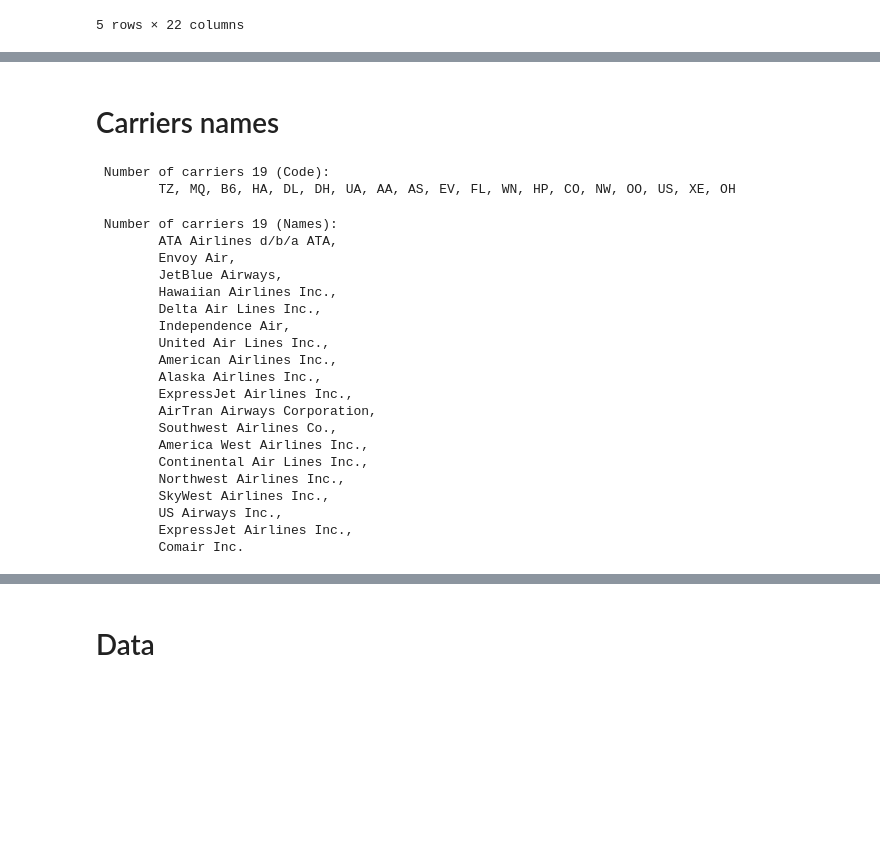
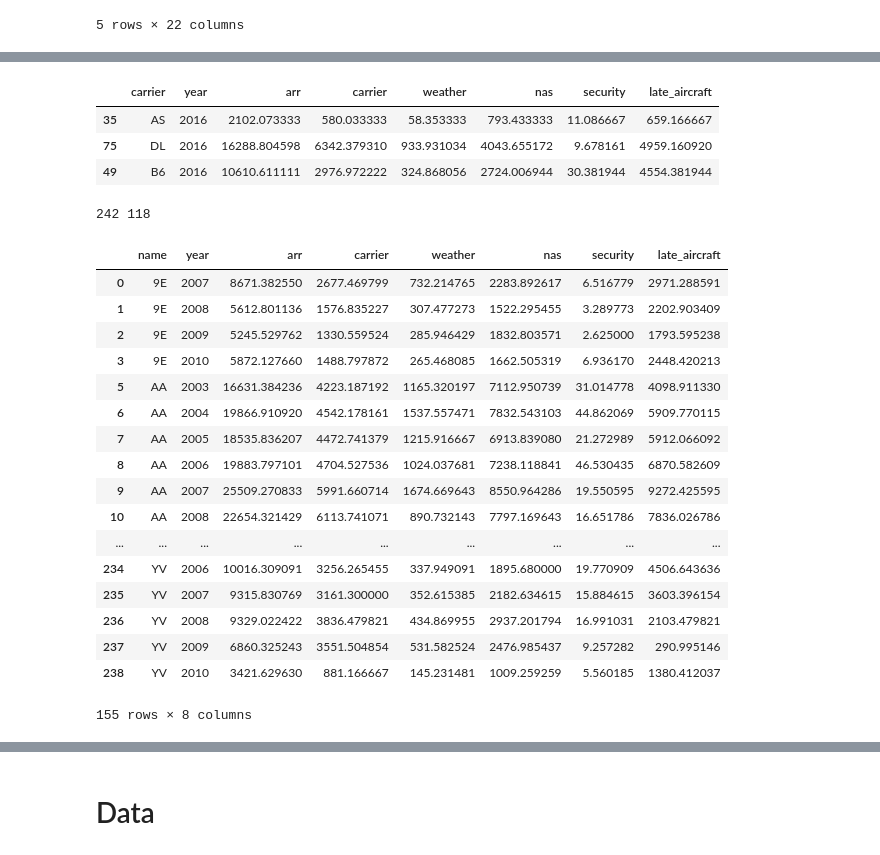
Before and after one commit to albhub/Udacity-NanoDegree-P6, a Jupyter notebook: Flights.ipynb, the cells around one changed output, grey strips where cells are left out. Saved outputs shown, nothing was run; the diff lists cells and outputs as text; code cells hidden in the pictures; blank space fills up the shorter version.

```diff
--- a/Flights.ipynb
+++ b/Flights.ipynb
@@ -381,10 +415,12 @@ print(df_delays.columns)
 def idfun(i):
     return i
 df_delays.columns = [ i.replace(" ", "") for i in df_delays.columns]
-df = df_delays.groupby(["year",  "carrier"]).mean().reset_index(level=1, drop=True).reset_index()
-#print(df.head(4))
+df = df_delays.groupby(["carrier", "year"]).mean().reset_index() #level=1, drop=True).reset_index()
+print(df.reset_index().head(4))
 df = df[["carrier","year"] + [ i for i in df.columns if "_delay" in i ]]
-df.sort(["carrier", "year"]).head()
+df.columns =  [ i.replace("carrier","name") for i in df.columns ]
+df.columns =  [ i.replace("name_delay", "carrier").replace("_delay","") for i in df.columns ]
+df.head()
 # %% [output]
 Index(['year', 'month', 'carrier', 'carrier_name', 'airport', 'airport_name',
        'arr_flights', 'arr_del15', 'carrier_ct', 'weather_ct', 'nas_ct',
@@ -396,37 +448,32 @@ KeyError: "['carrier'] not in index"
-# %% [markdown]
-# Carriers names
-# %%
-Carriers = set(df_orig["UniqueCarrier"].values.tolist())
-print(" Number of carriers {0} (Code):\n\t{1}".format(len(Carriers), ", ".join(Carriers)))
-# %% [output]
- Number of carriers 19 (Code):
-        TZ, MQ, B6, HA, DL, DH, UA, AA, AS, EV, FL, WN, HP, CO, NW, OO, US, XE, OH
-# %%
-def genNamesDict(df_delays):
-    cD = df_delays[["carrier","carrier_name"]].drop_duplicates()
-    return cD.set_index("carrier").to_dict()["carrier_name"]
-
-cd = genNamesDict(df_delays)
-cd = [cd[i] for i in Carriers]
-print(" Number of carriers {0} (Names):\n\t{1}".format(len(Carriers), ",\n\t".join(cd)))
-# %% [output]
- Number of carriers 19 (Names):
-        ATA Airlines d/b/a ATA,
-        Envoy Air,
-        JetBlue Airways,
-        Hawaiian Airlines Inc.,
-        Delta Air Lines Inc.,
-        Independence Air,
-        United Air Lines Inc.,
-        American Airlines Inc.,
-        Alaska Airlines Inc.,
-        ExpressJet Airlines Inc.,
-        AirTran Airways Corporation,
-        Southwest Airlines Co.,
-        America West Airlines Inc.,
-        Continental Air Lines Inc.,
-        Northwest Airlines Inc.,
-        SkyWest Airlines Inc.,
-        US Airways Inc.,
-        ExpressJet Airlines Inc.,
-        Comair Inc.
+# %%
+df.sort_values(["year"]).tail(3)
+# %% [output]
+|  | carrier | year | arr | carrier | weather | nas | security | late_aircraft |
+| 35 | AS | 2016 | 2102.073333 | 580.033333 | 58.353333 | 793.433333 | 11.086667 | 659.166667 |
+| 75 | DL | 2016 | 16288.804598 | 6342.379310 | 933.931034 | 4043.655172 | 9.678161 | 4959.160920 |
+| 49 | B6 | 2016 | 10610.611111 | 2976.972222 | 324.868056 | 2724.006944 | 30.381944 | 4554.381944 |
+# %%
+print(len(df), len(df[(df.year<2009) &
+                      (df.year>2002)]))
+dfU = df[(df.year<2011) & (df.year>2002)]
+dfU
+# %% [output]
+242 118
+|  | name | year | arr | carrier | weather | nas | security | late_aircraft |
+| 0 | 9E | 2007 | 8671.382550 | 2677.469799 | 732.214765 | 2283.892617 | 6.516779 | 2971.288591 |
+| 1 | 9E | 2008 | 5612.801136 | 1576.835227 | 307.477273 | 1522.295455 | 3.289773 | 2202.903409 |
+| 2 | 9E | 2009 | 5245.529762 | 1330.559524 | 285.946429 | 1832.803571 | 2.625000 | 1793.595238 |
+| 3 | 9E | 2010 | 5872.127660 | 1488.797872 | 265.468085 | 1662.505319 | 6.936170 | 2448.420213 |
+| 5 | AA | 2003 | 16631.384236 | 4223.187192 | 1165.320197 | 7112.950739 | 31.014778 | 4098.911330 |
+| 6 | AA | 2004 | 19866.910920 | 4542.178161 | 1537.557471 | 7832.543103 | 44.862069 | 5909.770115 |
+| 7 | AA | 2005 | 18535.836207 | 4472.741379 | 1215.916667 | 6913.839080 | 21.272989 | 5912.066092 |
+| 8 | AA | 2006 | 19883.797101 | 4704.527536 | 1024.037681 | 7238.118841 | 46.530435 | 6870.582609 |
+| 9 | AA | 2007 | 25509.270833 | 5991.660714 | 1674.669643 | 8550.964286 | 19.550595 | 9272.425595 |
+| 10 | AA | 2008 | 22654.321429 | 6113.741071 | 890.732143 | 7797.169643 | 16.651786 | 7836.026786 |
+| ... | ... | ... | ... | ... | ... | ... | ... | ... |
+| 234 | YV | 2006 | 10016.309091 | 3256.265455 | 337.949091 | 1895.680000 | 19.770909 | 4506.643636 |
+| 235 | YV | 2007 | 9315.830769 | 3161.300000 | 352.615385 | 2182.634615 | 15.884615 | 3603.396154 |
+| 236 | YV | 2008 | 9329.022422 | 3836.479821 | 434.869955 | 2937.201794 | 16.991031 | 2103.479821 |
+| 237 | YV | 2009 | 6860.325243 | 3551.504854 | 531.582524 | 2476.985437 | 9.257282 | 290.995146 |
+| 238 | YV | 2010 | 3421.629630 | 881.166667 | 145.231481 | 1009.259259 | 5.560185 | 1380.412037 |
+155 rows × 8 columns
```
Also changed, not shown: parts of 7 cells of this notebook, 3 other files.
